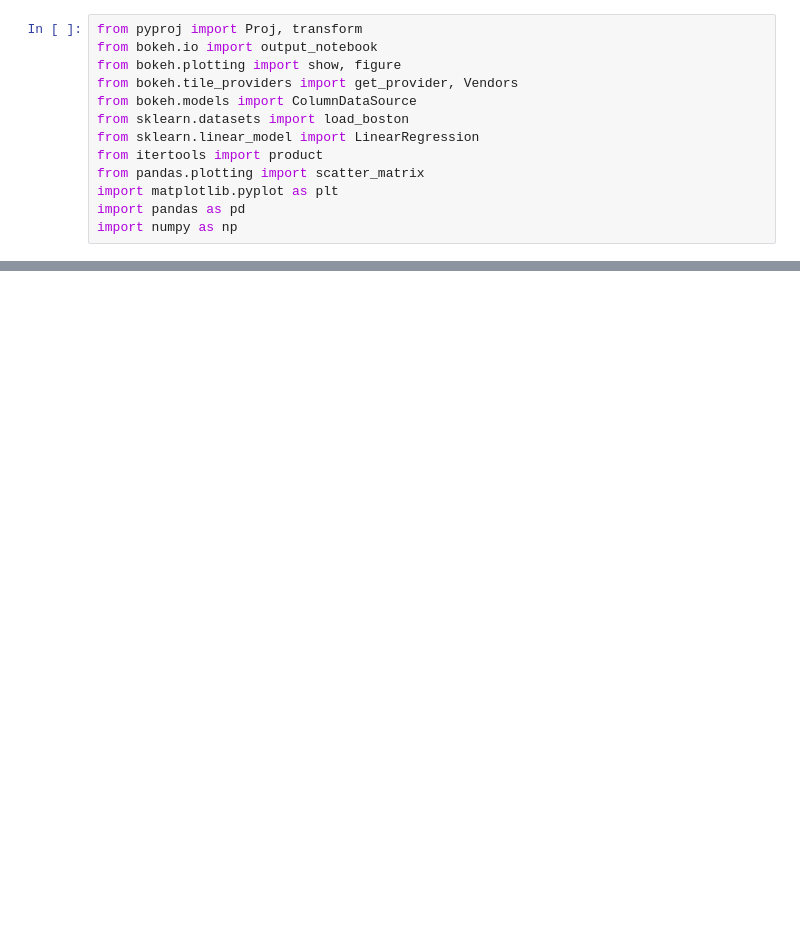
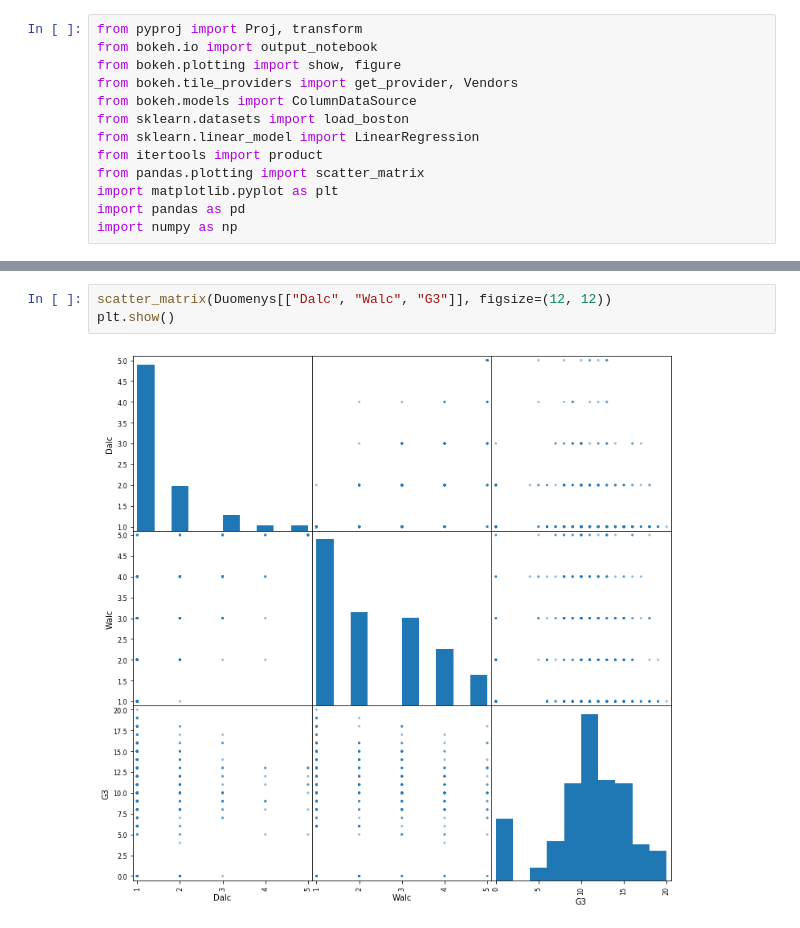
Before and after one commit to robertaskprojektas/Projektas, a Jupyter notebook: Projektas.ipynb, the cells around one changed output, grey strips where cells are left out. Cells and saved outputs as stored; diff of their text form; blank space fills up the shorter version.

```diff
--- a/Projektas.ipynb
+++ b/Projektas.ipynb
@@ -42,0 +136,5 @@ import numpy as np
+# %%
+scatter_matrix(Duomenys[["Dalc", "Walc", "G3"]], figsize=(12, 12))
+plt.show()
+# %% [output]
+[figure, added]
```
Also changed, not shown: parts of 14 cells of this notebook.
